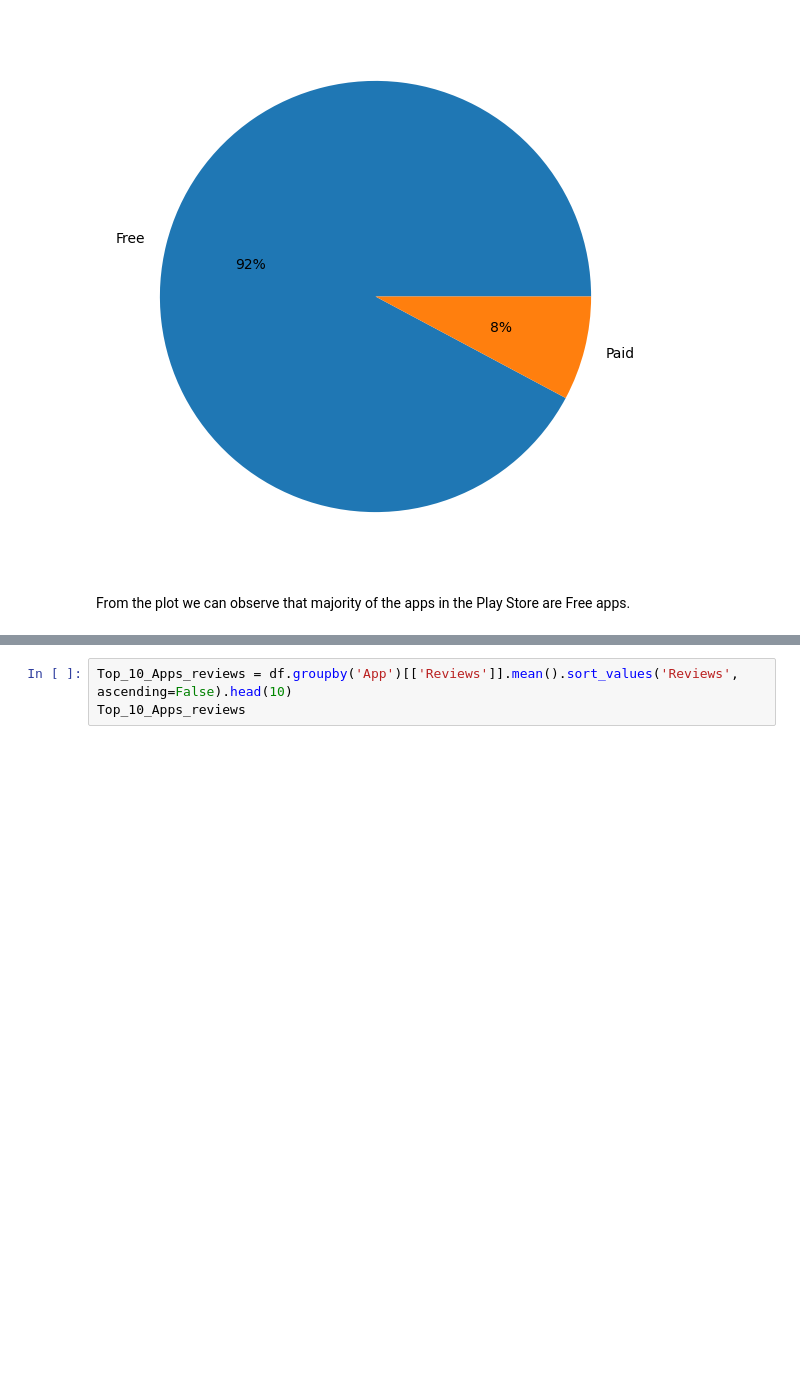
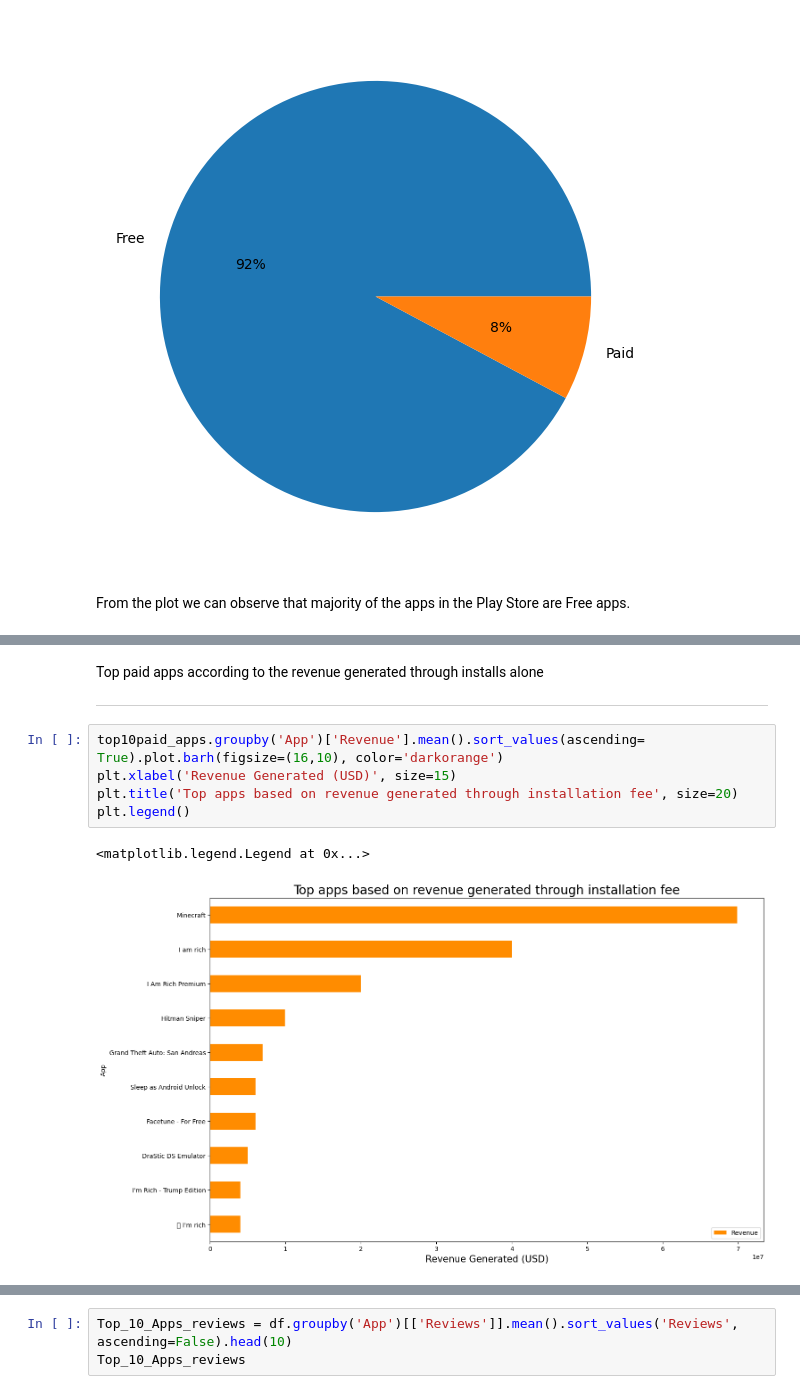
Before and after one commit to Koti-RK/Playstore-App-Review-Analysis, a Jupyter notebook: PlayStore_App_Review_Analysis_Capstone_Project.ipynb, the cells around one changed output, grey strips where cells are left out. Cells and saved outputs as stored; diff of their text form; blank space fills up the shorter version.

```diff
--- a/PlayStore_App_Review_Analysis_Capstone_Project.ipynb
+++ b/PlayStore_App_Review_Analysis_Capstone_Project.ipynb
@@ -809,0 +660,12 @@ From the plot we can observe that majority of the apps in the Play Store are Fre
+# %% [markdown]
+Top paid apps according to the revenue generated through installs alone
+
+---
+# %%
+top10paid_apps.groupby('App')['Revenue'].mean().sort_values(ascending= True).plot.barh(figsize=(16,10), color='darkorange')
+plt.xlabel('Revenue Generated (USD)', size=15)
+plt.title('Top apps based on revenue generated through installation fee', size=20)
+plt.legend()
+# %% [output]
+<matplotlib.legend.Legend at 0x...>
+[figure, added]
```
Also changed, not shown: parts of 45 cells of this notebook.
